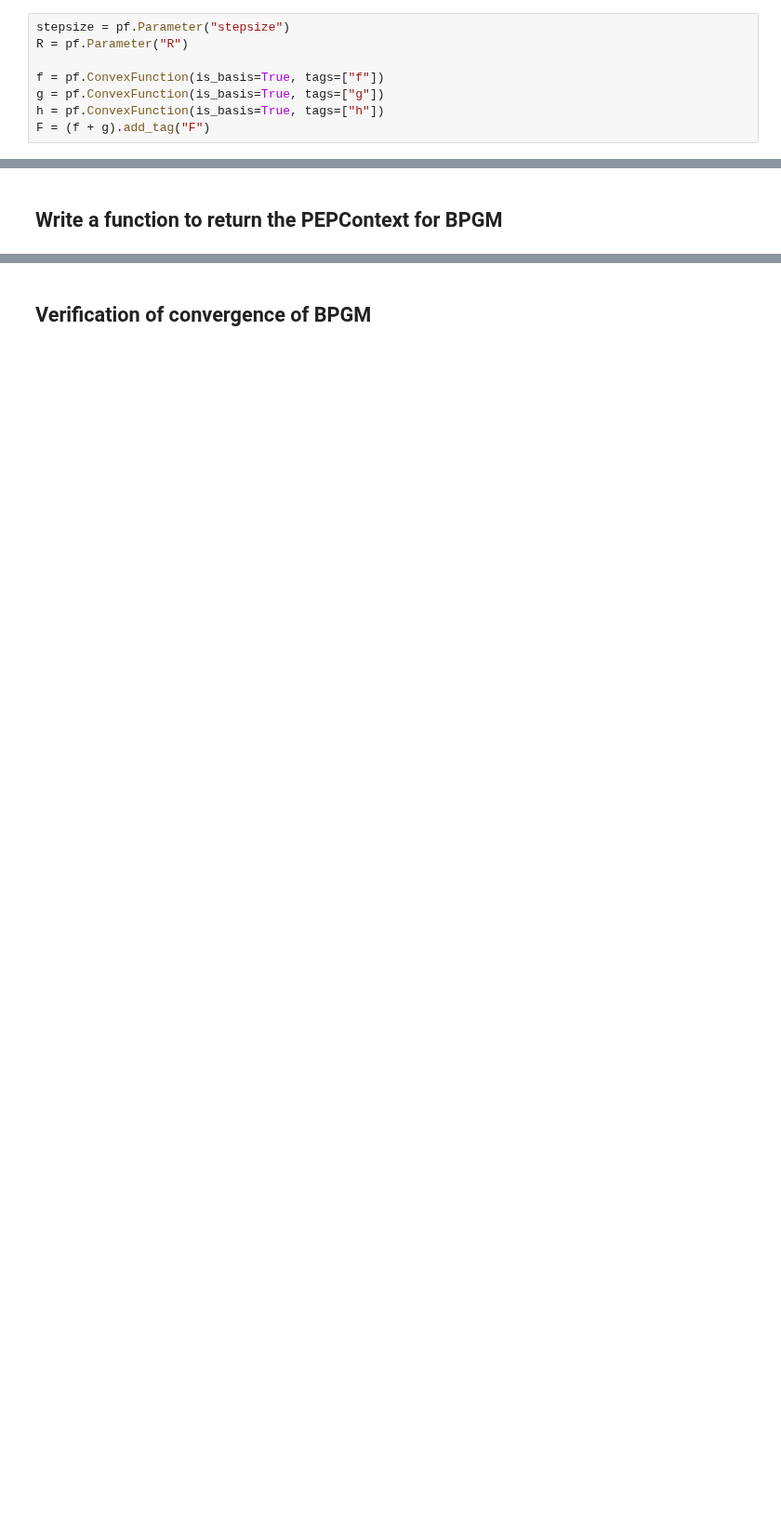
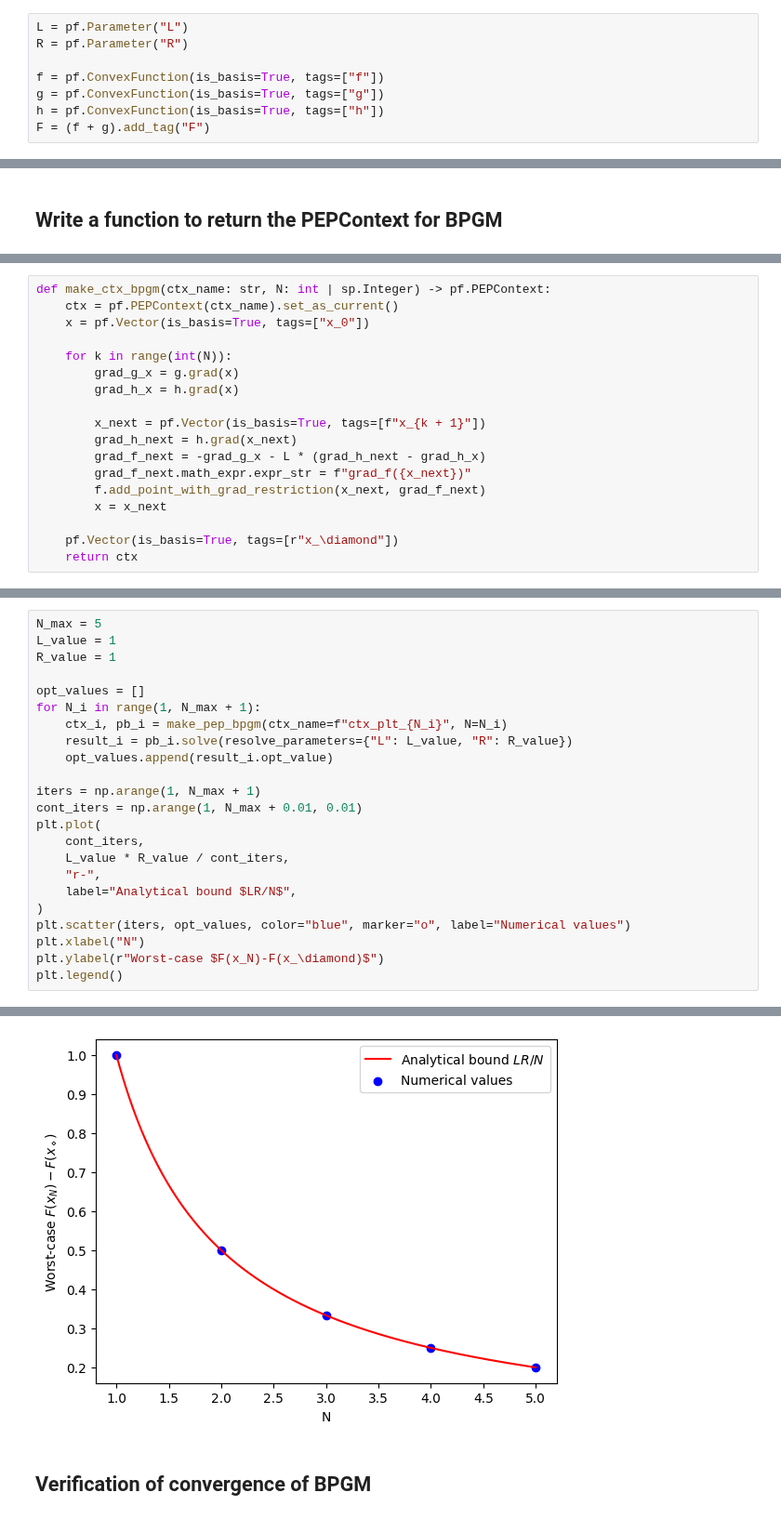
Before and after one commit to pepflow-lib/PEPFlow, a Jupyter notebook: examples_lyapunov/bpgm/bpgm_example_lyap.ipynb, the cells around one changed output, grey strips where cells are left out. Shown at 93% size. Saved outputs shown, nothing was run; the diff lists cells and outputs as text; blank space fills up the shorter version.

Commit message:
Refactor Lyapunov example notebooks
- `examples_lyapunov`: Standardize Lyapunov utility imports across notebooks
- `bpgm_example_lyap.ipynb`: Refactor BPGM Lyapunov example to match existing examples

```diff
--- a/examples_lyapunov/bpgm/bpgm_example_lyap.ipynb
+++ b/examples_lyapunov/bpgm/bpgm_example_lyap.ipynb
@@ -14,7 +19,7 @@ from IPython.display import display, Math
 # %% [markdown]
 ## Define the functions and parameters
 # %%
-stepsize = pf.Parameter("stepsize")
+L = pf.Parameter("L")
 R = pf.Parameter("R")
 
 f = pf.ConvexFunction(is_basis=True, tags=["f"])
@@ -112,0 +41,18 @@ plt.legend()
+# %%
+def make_ctx_bpgm(ctx_name: str, N: int | sp.Integer) -> pf.PEPContext:
+    ctx = pf.PEPContext(ctx_name).set_as_current()
+    x = pf.Vector(is_basis=True, tags=["x_0"])
+
+    for k in range(int(N)):
+        grad_g_x = g.grad(x)
+        grad_h_x = h.grad(x)
+
+        x_next = pf.Vector(is_basis=True, tags=[f"x_{k + 1}"])
+        grad_h_next = h.grad(x_next)
+        grad_f_next = -grad_g_x - L * (grad_h_next - grad_h_x)
+        grad_f_next.math_expr.expr_str = f"grad_f({x_next})"
+        f.add_point_with_grad_restriction(x_next, grad_f_next)
+        x = x_next
+
+    pf.Vector(is_basis=True, tags=[r"x_\diamond"])
+    return ctx
@@ -112,0 +86,24 @@ plt.legend()
+# %%
+N_max = 5
+L_value = 1
+R_value = 1
+
+opt_values = []
+for N_i in range(1, N_max + 1):
+    ctx_i, pb_i = make_pep_bpgm(ctx_name=f"ctx_plt_{N_i}", N=N_i)
+    result_i = pb_i.solve(resolve_parameters={"L": L_value, "R": R_value})
+    opt_values.append(result_i.opt_value)
+
+iters = np.arange(1, N_max + 1)
+cont_iters = np.arange(1, N_max + 0.01, 0.01)
+plt.plot(
+    cont_iters,
+    L_value * R_value / cont_iters,
+    "r-",
+    label="Analytical bound $LR/N$",
+)
+plt.scatter(iters, opt_values, color="blue", marker="o", label="Numerical values")
+plt.xlabel("N")
+plt.ylabel(r"Worst-case $F(x_N)-F(x_\diamond)$")
+plt.legend()
+# %% [output]
@@ -113,2 +111,3 @@ plt.legend()
+[figure, added]
 # %% [markdown]
 ## Verification of convergence of BPGM
```
Also changed, not shown: parts of 45 cells of this notebook, 11 other files.
